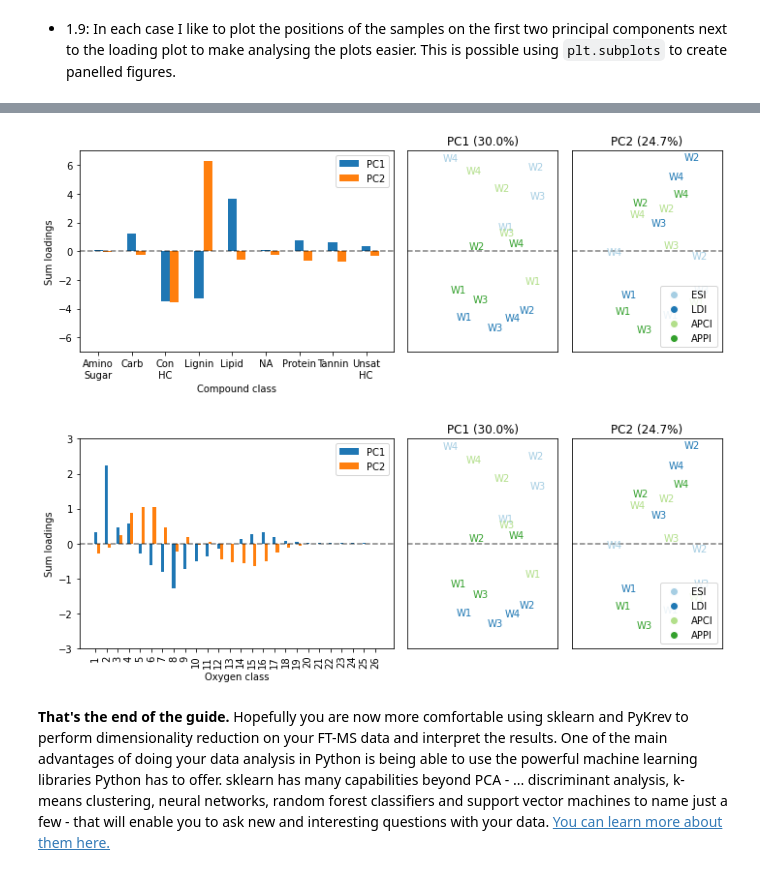
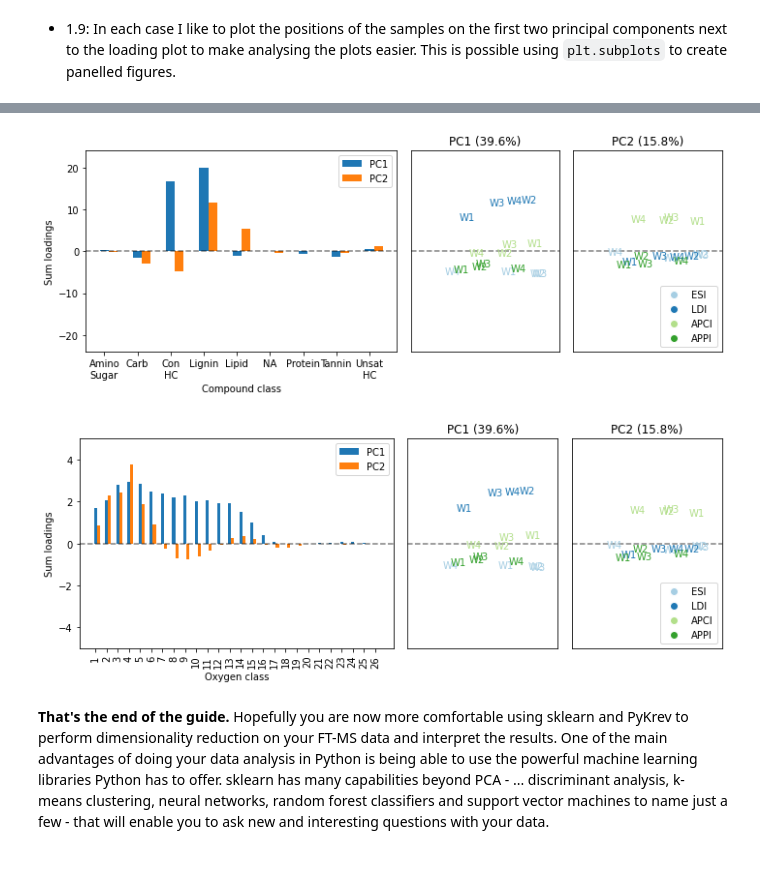
Before and after one commit to Kzra/pykrev, a Jupyter notebook: docs/pca_with_pykrev/PCAwithPyKrev.ipynb, the cells around one changed output, grey strips where cells are left out. Drawn from its saved outputs; the diff is of its cells as text; code cells hidden in the pictures.

```diff
--- a/docs/pca_with_pykrev/PCAwithPyKrev.ipynb
+++ b/docs/pca_with_pykrev/PCAwithPyKrev.ipynb
@@ -44,4 +44,5 @@ fordination.head()
 # %%
-nordination = pk.normalise_intensity(fordination, norm_method = 'zscore') #this will compute zscore normalisation on rows of the dataframe
-assert np.std(nordination.iloc[0,:]) < 1.0000001 and np.std(nordination.iloc[0,:]) > 0.999
-assert np.mean(nordination.iloc[0,:]) < 0.001 and np.mean(nordination.iloc[0,:]) > -0.999
+nordination = pk.normalise_intensity(fordination, norm_method = 'sum', norm_direction = 'rows') #this will row normalise the data (account for sample-sample variation arising from dilution effects)
+nordination = pk.normalise_intensity(nordination, norm_method = 'center', norm_transform = 'power3', norm_direction = 'columns') #this will row normalise the data (account for sample-sample variation arising from dilution effects)
+#assert np.std(nordination.iloc[:,0]) < 1.0000001 and np.std(nordination.iloc[:,0]) > 0.999
+assert np.mean(nordination.iloc[:,0]) < 0.001 and np.mean(nordination.iloc[:,0]) > -0.999
@@ -305,48 +331,48 @@ plt.show()
 # %%
 ## COMPOUND CLASS LOADINGS
 ## Important!! If you are copying this code, first check the order of your xticks before manually setting them
 custom_classes = ['Amino\nSugar','Carb','Con\nHC','Lignin','Lipid','NA','Protein','Tannin','Unsat\nHC']
 plt.figure(figsize=(10, 4)) # create the overall figure
 plt.subplot(1,4,(1,2)) #take two panels of the subplot for the loading plot
 fig, ax, xrange = cclass_loading_plot(loadingDF)
-plt.ylim(-7,7) #centre the y axis
+plt.ylim(-24,24) #centre the y axis
 ## Important!! If you are copying this code, first check the order of your xticks before manually setting them
 plt.xticks(xrange,custom_classes, rotation = 'horizontal') #Set custom xticks to save space
 plt.subplot(1,4,3) #take the third panel for the PC1 plot
 for i in range(0,16):
     ## the np.random function shudders the x coordinates of the points, which is necessary to prevent overlap
     plt.text(randomx[i],pca_result[i,0],s = sample_name[i],color = group_colours[i])
 plt.title(f'PC1 ({str(varExplained[0]*100)[:4]}%)') #include the % variance explained in the
-plt.ylim(-55,55)
+plt.ylim(-5,5)
 plt.xlim(-.15,.15)
 plt.xticks([])
 plt.yticks([])
 plt.axhline(0, color='k', linestyle = '--', alpha = 0.5)
 plt.subplot(1,4,4) #take the final panel for the PC2 plot
 for i in range(0,16):
         plt.text(randomx[i],pca_result[i,1],s = sample_name[i],color = group_colours[i])
 plt.title(f'PC2 ({str(varExplained[1]*100)[:4]}%)')
-plt.ylim(-55,55)
+plt.ylim(-5,5)
 plt.xlim(-.15,.15)
 plt.xticks([])
 plt.yticks([])
 plt.axhline(0, color='k', linestyle = '--', alpha = 0.5)
 plt.legend(handles = legend_elements, loc = 'lower right')
 plt.tight_layout()
 plt.show()
 # %% [output]
-[figure, old version]
+[figure, new version]
 # %%
 ## OXYGEN CLASS LOADINGS
 plt.figure(figsize=(10, 4)) # create the overall figure
 plt.subplot(1,4,(1,2)) #take two panels of the subplot for the loading plot
 oxygen_loading_plot(loadingDF)
-plt.ylim(-3,3) #centre the y axis
+plt.ylim(-5,5) #centre the y axis
 plt.subplot(1,4,3) #take the third panel for the PC1 plot
 for i in range(0,16):
     plt.text(randomx[i],pca_result[i,0],s = sample_name[i],color = group_colours[i])
 plt.title(f'PC1 ({str(varExplained[0]*100)[:4]}%)')
-plt.ylim(-55,55)
+plt.ylim(-5,5)
 plt.xlim(-.15,.15)
 plt.xticks([])
 plt.yticks([])
@@ -355,7 +381,7 @@ plt.subplot(1,4,4) #take the final panel for the PC2 plot
 for i in range(0,16):
         plt.text(randomx[i],pca_result[i,1],s = sample_name[i],color = group_colours[i])
 plt.title(f'PC2 ({str(varExplained[1]*100)[:4]}%)')
-plt.ylim(-55,55)
+plt.ylim(-5,5)
 plt.xlim(-.15,.15)
 plt.xticks([])
 plt.yticks([])
@@ -364,6 +390,6 @@ plt.legend(handles = legend_elements, loc = 'lower right')
 plt.tight_layout()
 plt.show()
 # %% [output]
-[figure, old version]
+[figure, new version]
 # %% [markdown]
-**That's the end of the guide.** Hopefully you are now more comfortable using sklearn and PyKrev to perform dimensionality reduction on your FT-MS data and interpret the results. One of the main advantages of doing your data analysis in Python is being able to use the powerful machine learning libraries Python has to offer. sklearn has many capabilities beyond PCA - ... discriminant analysis, k-means clustering, neural networks, random forest classifiers and  support vector machines to name just a few -  that will enable you to ask new and interesting questions with your data. [ You can learn more about them here.](https://scikit-learn.org/stable/)
+**That's the end of the guide.** Hopefully you are now more comfortable using sklearn and PyKrev to perform dimensionality reduction on your FT-MS data and interpret the results. One of the main advantages of doing your data analysis in Python is being able to use the powerful machine learning libraries Python has to offer. sklearn has many capabilities beyond PCA - ... discriminant analysis, k-means clustering, neural networks, random forest classifiers and  support vector machines to name just a few -  that will enable you to ask new and interesting questions with your data.
```
Also changed, not shown: parts of 8 cells of this notebook, 13 other files.
